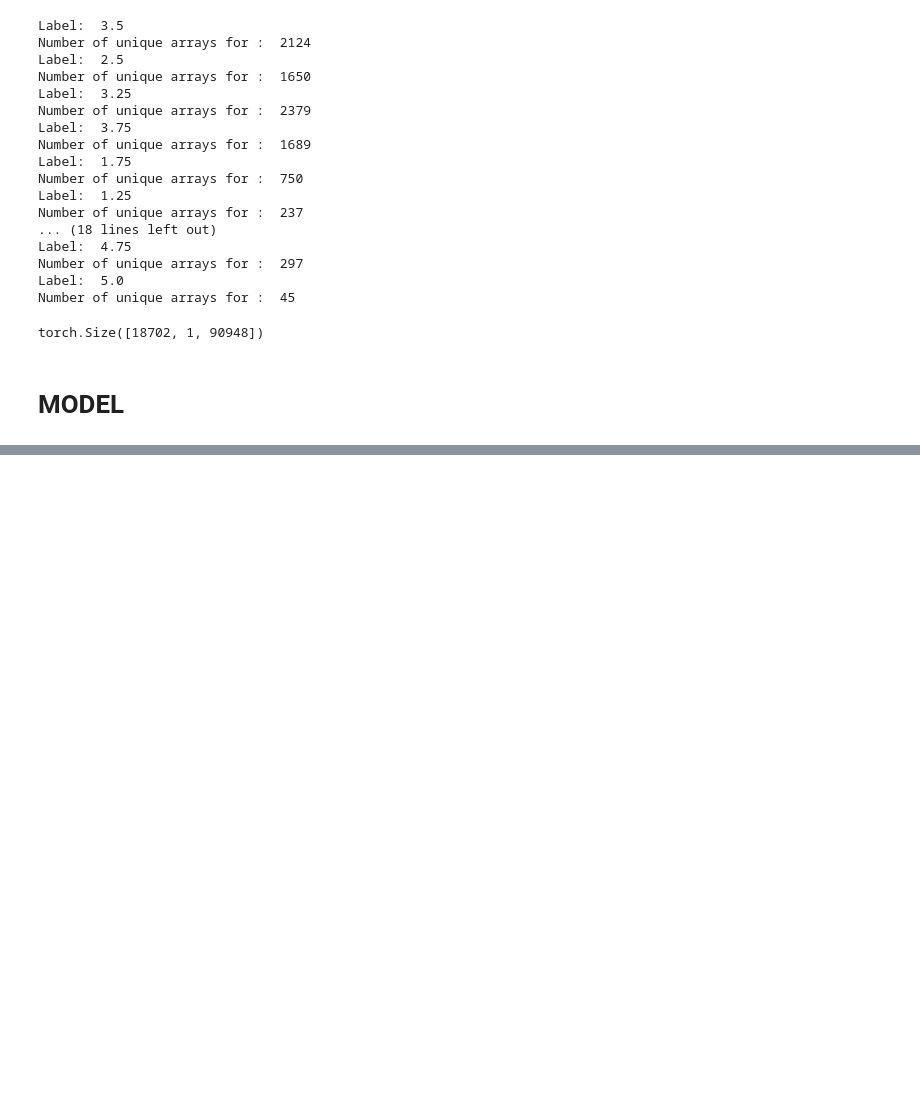
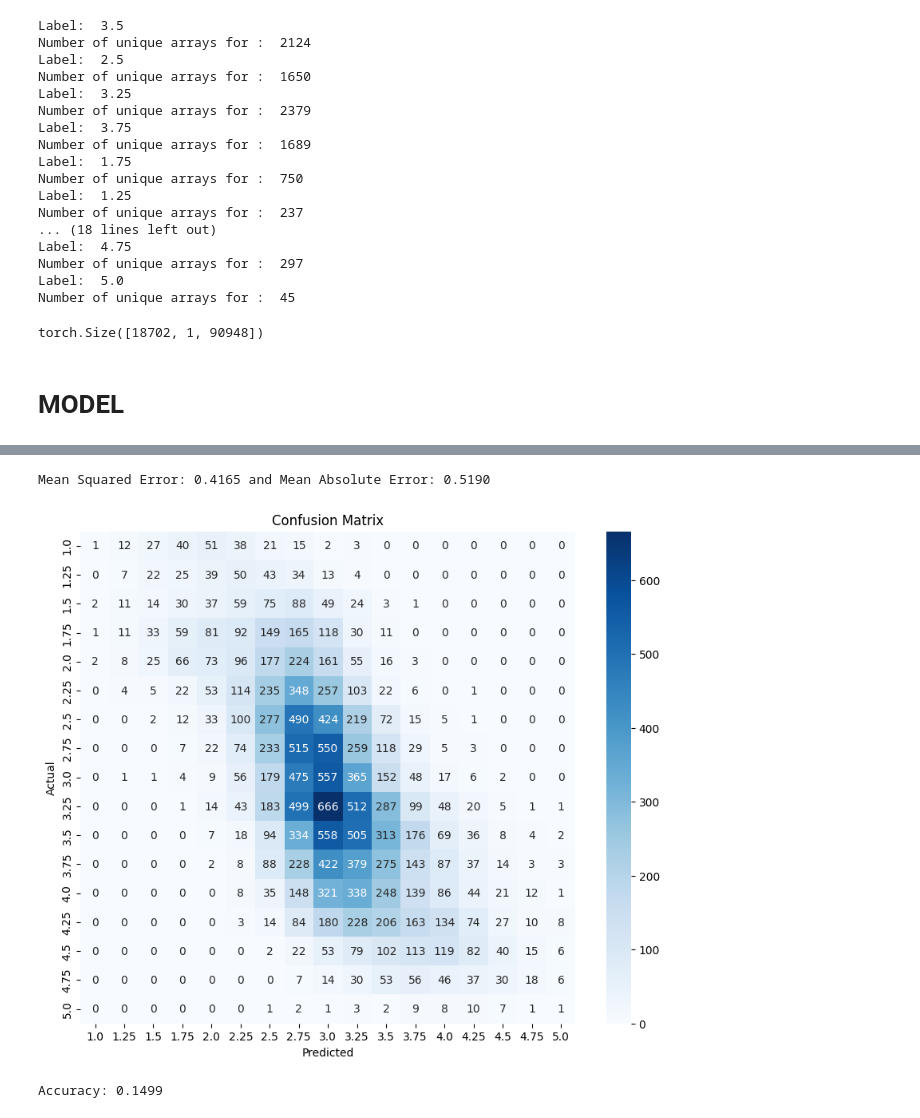
Before and after one commit to IwkooO/DL_Audio_Prediction, a Jupyter notebook: 2DataAugmentation.ipynb, the cells around one changed output, grey strips where cells are left out. Drawn from its saved outputs; the diff is of its cells as text; code cells hidden in the pictures; blank space fills up the shorter version.

```diff
--- a/2DataAugmentation.ipynb
+++ b/2DataAugmentation.ipynb
@@ -520,0 +521,6 @@ Accuracy: 0.1347
+# %%
+evaluate_model(modelCNN, train_loader, conf=True)
+# %% [output]
+Mean Squared Error: 0.4165 and Mean Absolute Error: 0.5190
+[figure, added]
+Accuracy: 0.1499
```
Also changed, not shown: parts of 2 cells of this notebook, 3 other files.
